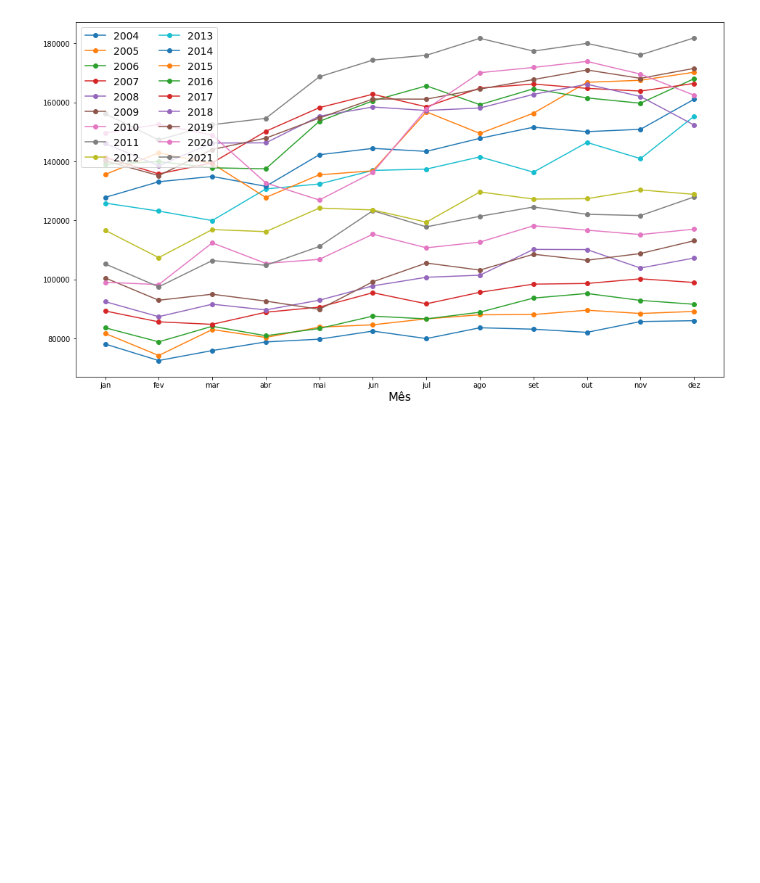
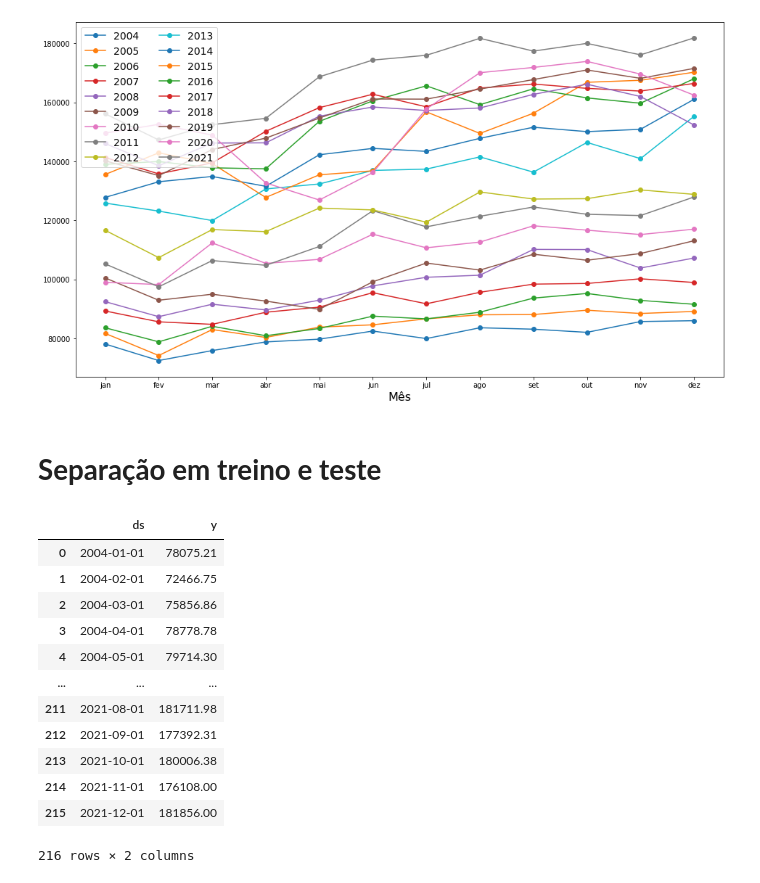
Before and after one commit to nicolycosta/RedesNeurais-SeriesTemporais, a Jupyter notebook: RNIPCA.ipynb, the cells around one changed output. Cells and saved outputs as stored; diff of their text form; code cells hidden in the pictures; blank space fills up the shorter version.

```diff
--- a/RNIPCA.ipynb
+++ b/RNIPCA.ipynb
@@ -13,8 +13,9 @@ import matplotlib.pyplot as plt
 # %%
-s = pd.read_excel("Variação0.xlsx")
-serie= s.iloc[:,0:1]
-serie.insert(1, "energia", s['Consumo Comercial'], allow_duplicates=False)
-serie= serie.dropna()
+df = pd.read_excel("Variação0.xlsx")
+s = df.iloc[:,0:1]
+s.insert(1, "energia", df['Consumo Comercial'], allow_duplicates=False)
+s= s.dropna()
+serie = s
 serie['Mês'] = pd.to_datetime(serie['Mês'])
 serie = serie.set_index('Mês')
 serie
@@ -63,3 +64,24 @@ plt.legend(loc = 'upper left', prop = {'size': 14}, ncol = 2)
 plt.show()
 # %% [output]
 [figure]
+# %% [markdown]
+# **Separação em treino e teste**
+# %%
+# NeuralProbhet espera uma coluna ds e uma y.
+serieNova = s
+serieNova.columns = ['ds', 'y']
+serieNova
+# %% [output]
+|  | ds | y |
+| 0 | 2004-01-01 | 78075.21 |
+| 1 | 2004-02-01 | 72466.75 |
+| 2 | 2004-03-01 | 75856.86 |
+| 3 | 2004-04-01 | 78778.78 |
+| 4 | 2004-05-01 | 79714.30 |
+| ... | ... | ... |
+| 211 | 2021-08-01 | 181711.98 |
+| 212 | 2021-09-01 | 177392.31 |
+| 213 | 2021-10-01 | 180006.38 |
+| 214 | 2021-11-01 | 176108.00 |
+| 215 | 2021-12-01 | 181856.00 |
+216 rows × 2 columns
```
Also changed, not shown: parts of 1 cell of this notebook.
